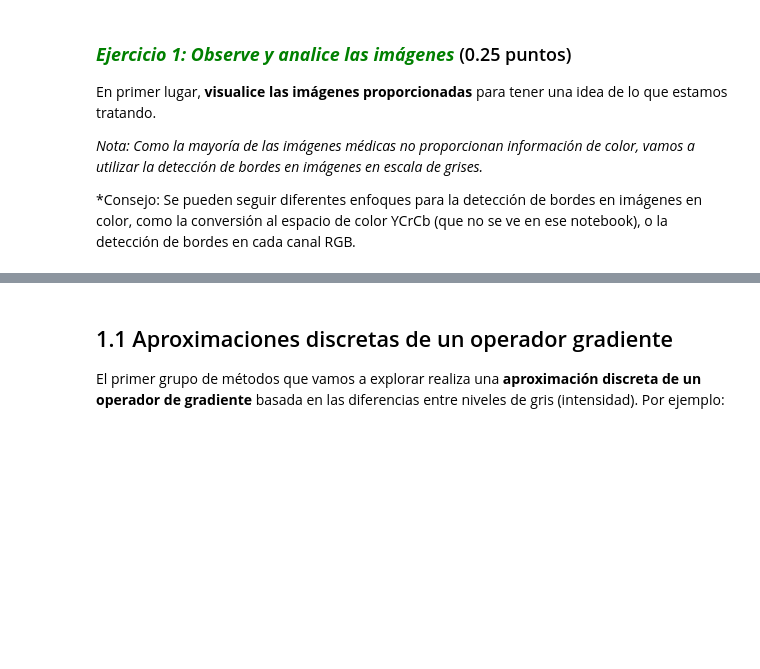
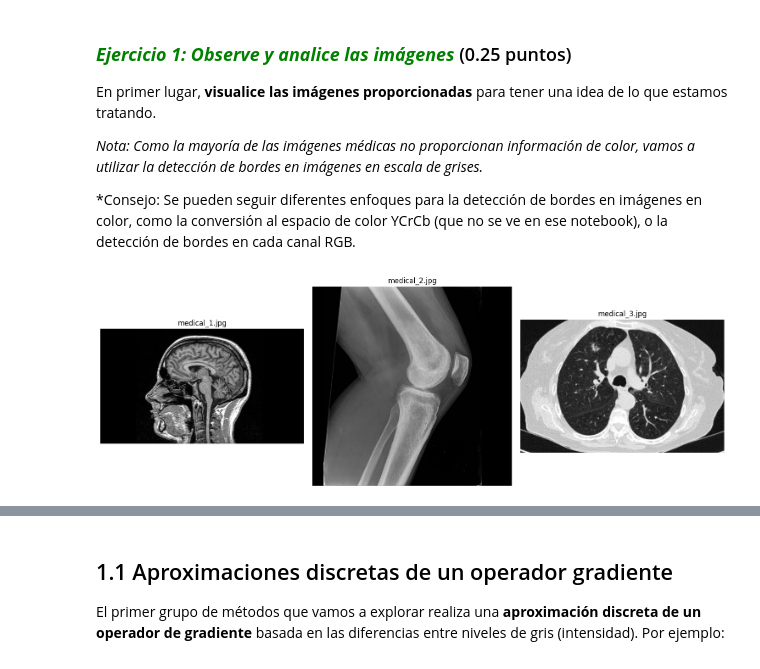
Before and after one commit to StefanoImanol/ProcImagenesEP2025Iv1.0, a Jupyter notebook: local/Procesamiento_Imagenes_Parte2v1_0.ipynb, the cells around one changed output, grey strips where cells are left out. Saved outputs shown, nothing was run; the diff lists cells and outputs as text; code cells hidden in the pictures; blank space fills up the shorter version.

```diff
--- a/local/Procesamiento_Imagenes_Parte2v1_0.ipynb
+++ b/local/Procesamiento_Imagenes_Parte2v1_0.ipynb
@@ -158,3 +149,34 @@ En primer lugar, **visualice las imágenes proporcionadas** para tener una idea
+# %%
+# Ejercicio 1
+# Visualiza las imágenes proporcionadas en un gráfico 1x3 para ver de qué se trata
+# Escribe tu código aquí
+
+# Leer las imágenes en escala de grises
+img1 = cv2.imread(images_path + 'medical_1.jpg', cv2.IMREAD_GRAYSCALE)
+img2 = cv2.imread(images_path + 'medical_2.jpg', cv2.IMREAD_GRAYSCALE)
+img3 = cv2.imread(images_path + 'medical_3.jpg', cv2.IMREAD_GRAYSCALE)
+
+# Mostrar las imágenes
+plt.figure(figsize=(15, 5))
+plt.subplot(1, 3, 1)
+plt.imshow(img1, cmap='gray')
+plt.title('medical_1.jpg')
+plt.axis('off')
+
+plt.subplot(1, 3, 2)
+plt.imshow(img2, cmap='gray')
+plt.title('medical_2.jpg')
+plt.axis('off')
+
+plt.subplot(1, 3, 3)
+plt.imshow(img3, cmap='gray')
+plt.title('medical_3.jpg')
+plt.axis('off')
+
+plt.tight_layout()
+plt.show()
+# %% [output]
+[figure, added]
 # %% [markdown]
 Llegados a este punto sabemos cómo realizar una aproximación discreta de un operador gradiente mediante la aplicación de una operación de convolución con dos kernels diferentes, esto es:
 
```
Also changed, not shown: parts of 8 cells of this notebook.
